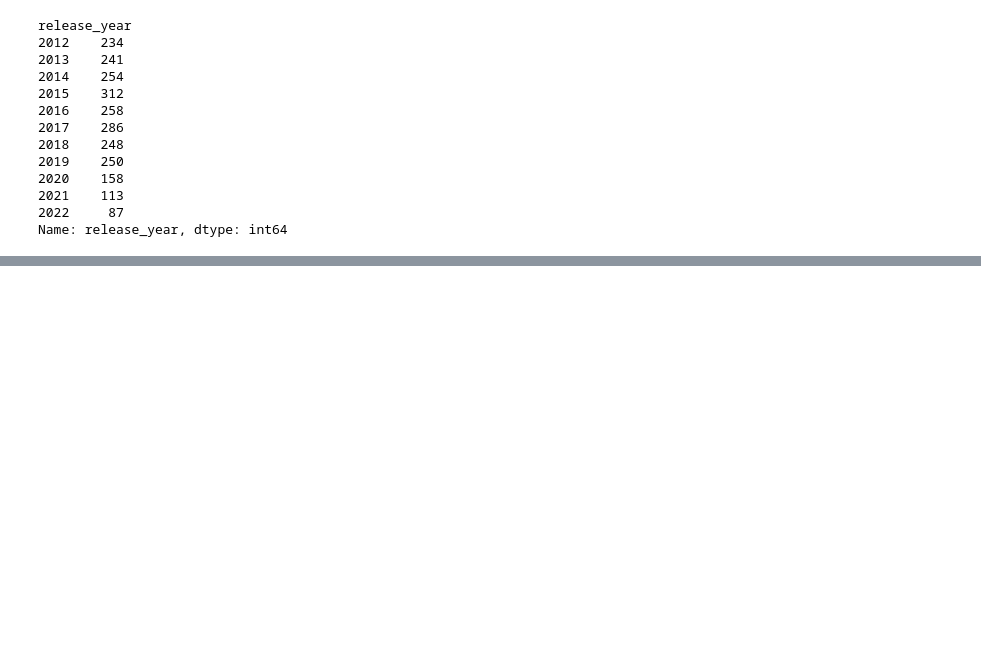
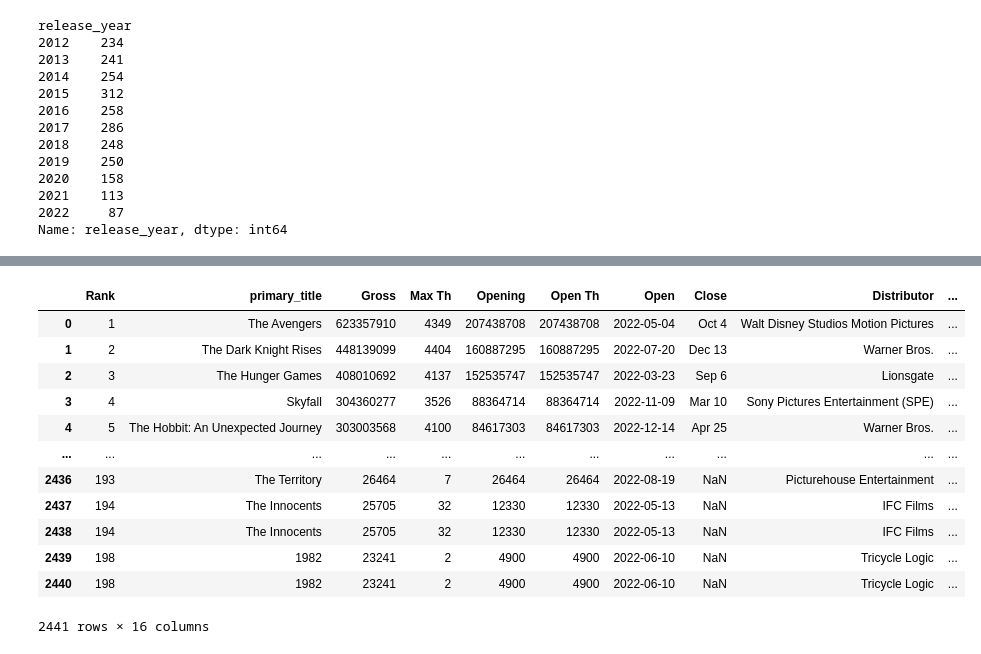
Before and after one commit to pedrov718/box_office_project, a Jupyter notebook: phase1_project.ipynb, the cells around one changed output, grey strips where cells are left out. Cells and saved outputs as stored; diff of their text form; code cells hidden in the pictures; blank space fills up the shorter version.

```diff
--- a/phase1_project.ipynb
+++ b/phase1_project.ipynb
@@ -294,0 +273,18 @@ plt.show()
+# %%
+movies_clean["release_month"] = movies_clean["Open"].apply(lambda x: x.strftime("%b"))
+
+movies_clean
+# %% [output]
+|  | Rank | primary_title | Gross | Max Th | Opening | Open Th | Open | Close | Distributor | ... |
+| 0 | 1 | The Avengers | 623357910 | 4349 | 207438708 | 207438708 | 2022-05-04 | Oct 4 | Walt Disney Studios Motion Pictures | ... |
+| 1 | 2 | The Dark Knight Rises | 448139099 | 4404 | 160887295 | 160887295 | 2022-07-20 | Dec 13 | Warner Bros. | ... |
+| 2 | 3 | The Hunger Games | 408010692 | 4137 | 152535747 | 152535747 | 2022-03-23 | Sep 6 | Lionsgate | ... |
+| 3 | 4 | Skyfall | 304360277 | 3526 | 88364714 | 88364714 | 2022-11-09 | Mar 10 | Sony Pictures Entertainment (SPE) | ... |
+| 4 | 5 | The Hobbit: An Unexpected Journey | 303003568 | 4100 | 84617303 | 84617303 | 2022-12-14 | Apr 25 | Warner Bros. | ... |
+| ... | ... | ... | ... | ... | ... | ... | ... | ... | ... | ... |
+| 2436 | 193 | The Territory | 26464 | 7 | 26464 | 26464 | 2022-08-19 | NaN | Picturehouse Entertainment | ... |
+| 2437 | 194 | The Innocents | 25705 | 32 | 12330 | 12330 | 2022-05-13 | NaN | IFC Films | ... |
+| 2438 | 194 | The Innocents | 25705 | 32 | 12330 | 12330 | 2022-05-13 | NaN | IFC Films | ... |
+| 2439 | 198 | 1982 | 23241 | 2 | 4900 | 4900 | 2022-06-10 | NaN | Tricycle Logic | ... |
+| 2440 | 198 | 1982 | 23241 | 2 | 4900 | 4900 | 2022-06-10 | NaN | Tricycle Logic | ... |
+2441 rows × 16 columns
```
Also changed, not shown: parts of 12 cells of this notebook.
